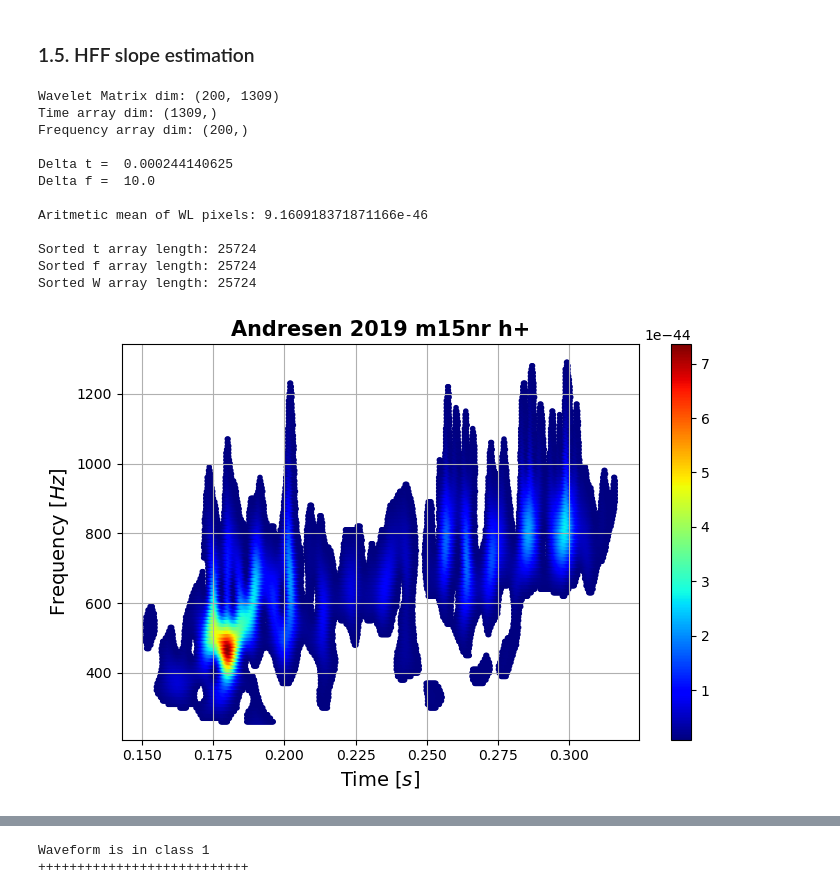
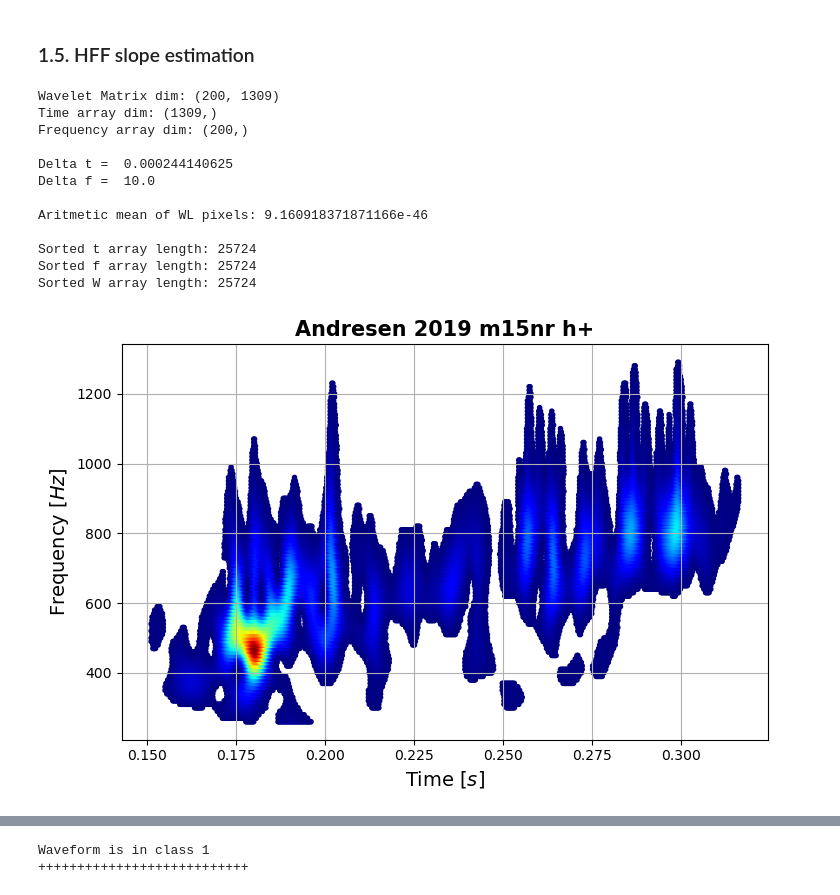
Before and after one commit to ManuelDMorales/datagen-sngw-genrel, a Jupyter notebook: Codes/WaveformGenRel_Explorer.ipynb, the cells around one changed output, grey strips where cells are left out. Saved outputs shown, nothing was run; the diff lists cells and outputs as text; code cells hidden in the pictures.

```diff
--- a/Codes/WaveformGenRel_Explorer.ipynb
+++ b/Codes/WaveformGenRel_Explorer.ipynb
@@ -256,35 +277,39 @@ print("Sorted t array length:", len(sorted_t))
 print("Sorted f array length:", len(sorted_f))
 print("Sorted W array length:", len(sorted_W))
 
 print("")
 
 # Plot scattered scalogram for most energetic pixels
 
 fig = plt.figure(figsize=(7.5,5))
 sc = plt.scatter(sorted_t, sorted_f, c=sorted_W, marker='.', cmap=plt.cm.jet)
 
 plt.xlabel("Time [$s$]", fontsize=14)
 plt.ylabel("Frequency [$Hz$]", fontsize=14)
 plt.title(model_name, fontsize=15, fontweight="bold")
 
-plt.colorbar(sc)
+#norm = colors.Normalize(s_hp.min(), s_hp.max())
+#mappable = plt.cm.ScalarMappable(norm=norm, cmap=plt.cm.jet)
+#plt.colorbar(mappable, ax=plt.gca()).set_label(label="Amplitude strain [$Hz^{-1}$]", size=14)
+
+#plt.colorbar(sc)
 plt.grid(True)
 plt.tight_layout()
 plt.show()
 # %% [output]
 Wavelet Matrix dim: (200, 1309)
 Time array dim: (1309,)
 Frequency array dim: (200,)
 
 Delta t =  0.000244140625
 Delta f =  10.0
 
 Aritmetic mean of WL pixels: 9.160918371871166e-46
 
 Sorted t array length: 25724
 Sorted f array length: 25724
 Sorted W array length: 25724
-[figure, old version]
+[figure, new version]
 # %%
 # ------> Linear regression to estimate HFF slope
 
```
Also changed, not shown: parts of 17 cells of this notebook.
